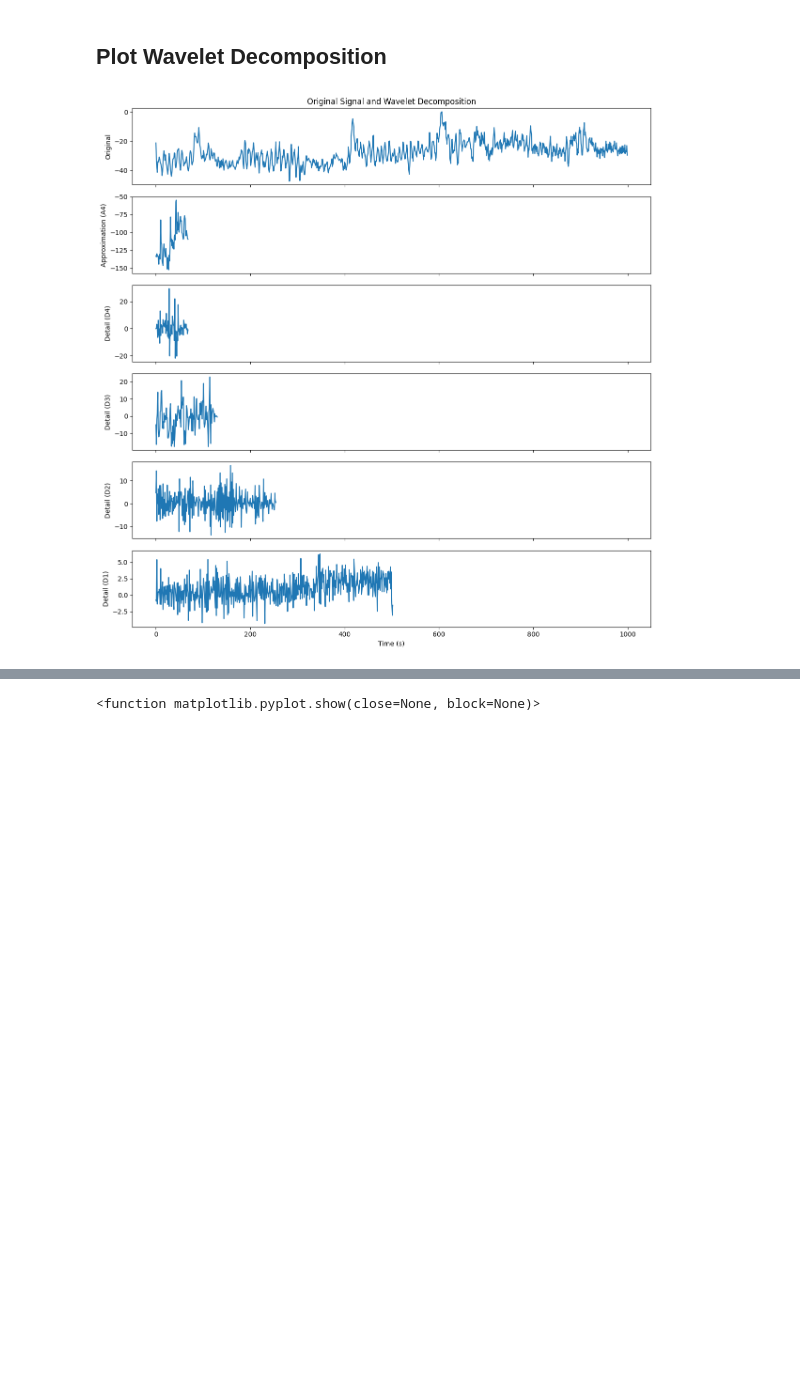
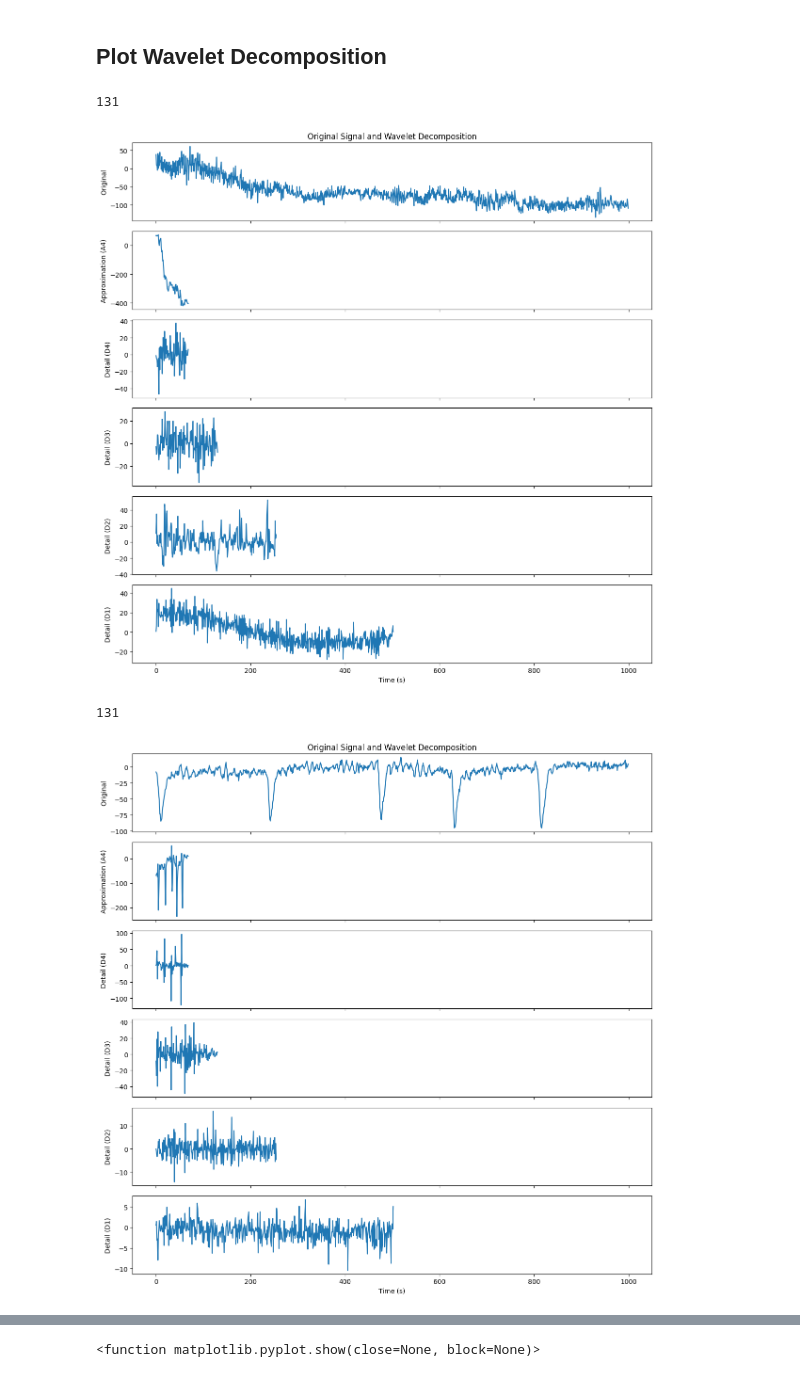
Before and after one commit to Bornholmersild/TOAI_bci_feature_extraction, a Jupyter notebook: BCI_NoteBook.ipynb, the cells around one changed output, grey strips where cells are left out. Cells and saved outputs as stored; diff of their text form; code cells hidden in the pictures; blank space fills up the shorter version.

```diff
--- a/BCI_NoteBook.ipynb
+++ b/BCI_NoteBook.ipynb
@@ -326,35 +322,40 @@ def plot_wavelet_decomposition(signal, wavelet='db4', level=4, sampling_rate=Non
     - signal: 1D array-like
     - wavelet: str, wavelet name (e.g., 'db4')
     - level: int, number of decomposition levels
     - sampling_rate: int or float, optional (for time axis)
     """
     coeffs = pywt.wavedec(signal, wavelet, level=level)
     labels = [f'Approximation (A{level})'] + [f'Detail (D{l})' for l in range(level, 0, -1)]
 
     n_subplots = len(coeffs) + 1  # +1 for original signal
     fig, axes = plt.subplots(n_subplots, 1, figsize=(12, 2 * n_subplots), sharex=True)
-
+    print(len(coeffs[2]))
     # Time axis
     time = np.arange(len(signal)) / sampling_rate if sampling_rate else np.arange(len(signal))
 
     # Original signal
-    axes[0].plot(time, signal[:])
+    axes[0].plot(signal[:])
     axes[0].set_ylabel("Original")
     axes[0].set_title("Original Signal and Wavelet Decomposition")
 
     # Plot coefficients
     for i, (c, label) in enumerate(zip(coeffs, labels)):
         axes[i + 1].plot(c)
         axes[i + 1].set_ylabel(label)
 
+
     axes[-1].set_xlabel("Samples" if sampling_rate is None else "Time (s)")
 
     plt.tight_layout()
     plt.show()
 
 
 # Assuming X is your data array with shape (900, 1000, 10)
-plot_wavelet_decomposition(X[4, :, 0], wavelet='db4', level=4, sampling_rate=1)
+plot_wavelet_decomposition(X[230, :, 9], wavelet='db4', level=4, sampling_rate=0.1)
+plot_wavelet_decomposition(X[700, :, 9], wavelet='db4', level=4, sampling_rate=0.1)
 # %% [output]
+131
-[figure, old version]
+[figure, new version]
+131
+[figure, added]
 # %%
```
Also changed, not shown: parts of 6 cells of this notebook.
